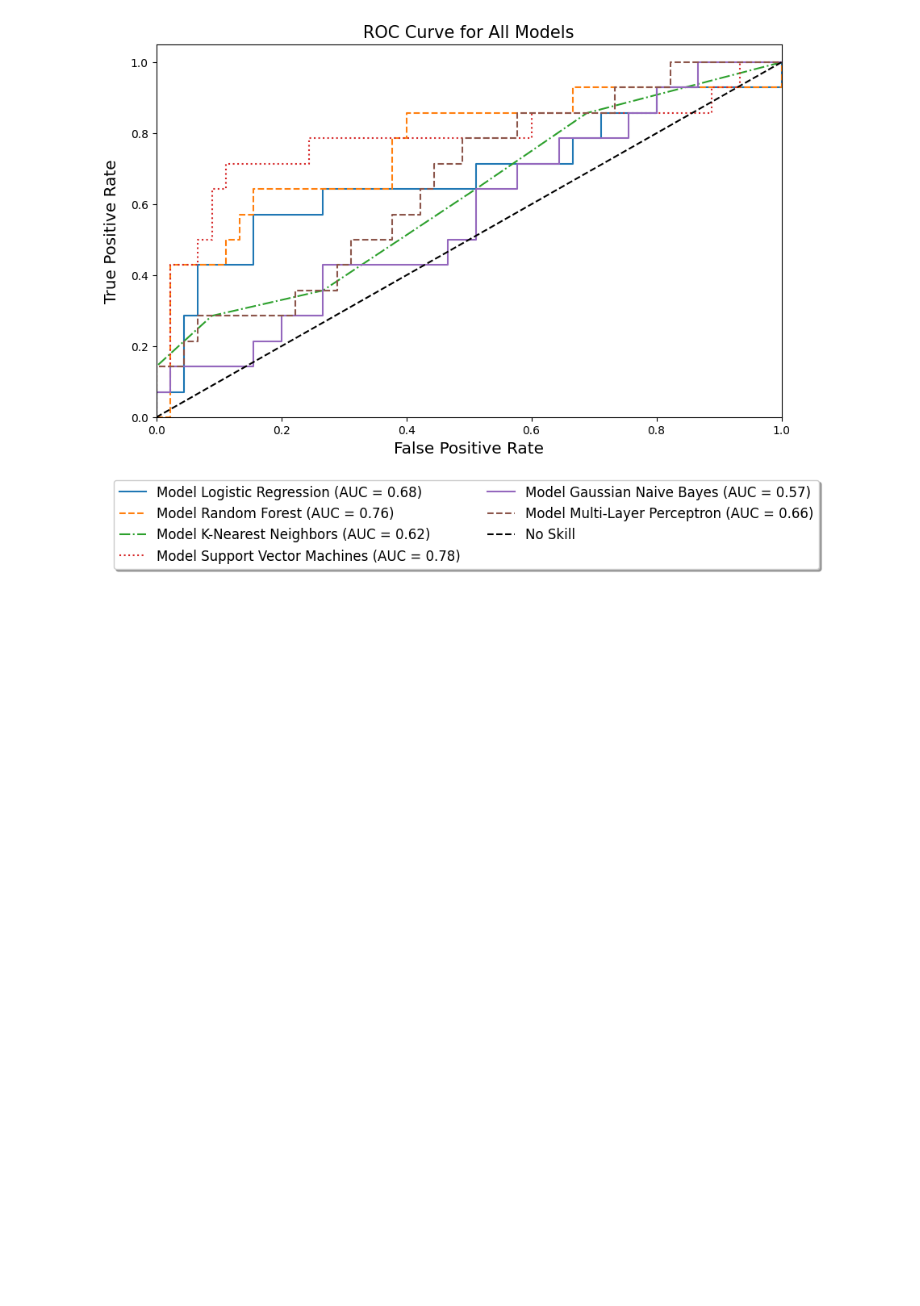
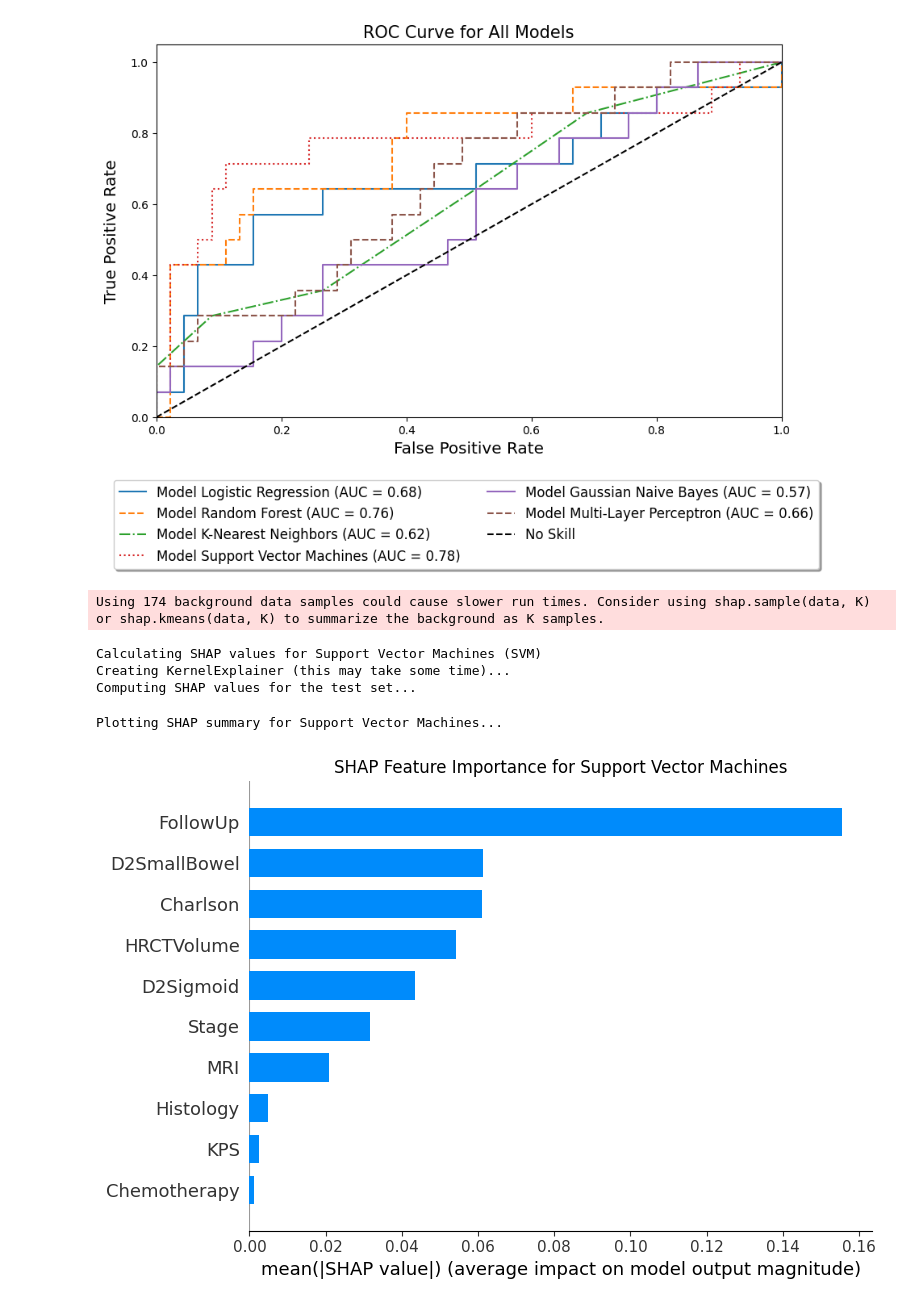
Before and after one commit to AndresPB95/ML-Model-Gynecological-HDR-G3Plus-Toxicities, a Jupyter notebook: toxPred_G3Plus_HDR_GYN_code_wCI95_Final.ipynb, the cells around one changed output. Saved outputs shown, nothing was run; the diff lists cells and outputs as text; code cells hidden in the pictures; blank space fills up the shorter version.

```diff
--- a/toxPred_G3Plus_HDR_GYN_code_wCI95_Final.ipynb
+++ b/toxPred_G3Plus_HDR_GYN_code_wCI95_Final.ipynb
@@ -511,7 +511,7 @@ pipe_rf = Pipeline([
 
 # Hyperparameters to explore
 param_range_rf = [5, 6, 7, 8, 9, 10]
-param_estimators_rf = [10, 15, 20, 25, 30, 35, 40, 45, 50]
+param_estimators_rf = [10, 15, 20, 25, 30, 35, 40, 45, 50,100,200]
 param_max_features = ['sqrt', 'log2']
 
 rf_param_grid = [{'rf2__min_samples_leaf': param_range_rf,
@@ -991,3 +993,58 @@ plt.legend(loc='upper center', bbox_to_anchor=(0.496, -0.15), fancybox=True, sha
 plt.show()
 # %% [output]
 [figure]
+# %%
+import shap
+import matplotlib.pyplot as plt
+import numpy as np
+
+for i, (sfsItem, model) in enumerate(zip(SFSList, grids)):
+    model_name = grid_dict[i]
+    if model_name != "Support Vector Machines":
+        continue  # Skip models that are not SVM
+
+    print(f"\nCalculating SHAP values for {model_name} (SVM)")
+
+    # Determine the selected features based on Sequential Feature Selection
+    if sfsItem == sfsSVM:
+        selected_feature_indices = list(sfsItem.k_feature_idx_)
+        X_train_selected = X_imputed_train_final.iloc[:, selected_feature_indices]
+        X_test_selected = X_imputed_test_df.iloc[:, selected_feature_indices]
+
+    # Access the trained SVM model within the pipeline
+    svm_model = model.best_estimator_.named_steps['svm2']
+
+    # Use KernelExplainer for SVM
+    print("Creating KernelExplainer (this may take some time)...")
+    explainer = shap.KernelExplainer(svm_model.predict_proba, X_train_selected)
+
+    # Compute SHAP values for the test set
+    print("Computing SHAP values for the test set...")
+    shap_values = explainer.shap_values(X_test_selected)
+
+    # For binary classification, select the SHAP values for the positive class
+    # The shape is (n_samples, n_features, n_classes)
+    # We want the column for the positive class (typically index 1)
+    shap_values_to_plot = shap_values[:, :, 1]
+
+    # Plot SHAP summary plot
+    print(f"Plotting SHAP summary for {model_name}...")
+    plt.figure(figsize=(10, 6))
+    shap.summary_plot(
+        shap_values_to_plot,
+        X_test_selected,
+        feature_names=X_test_selected.columns,
+        plot_type='bar',
+        max_display=30,
+        show=False
+    )
+    plt.title(f"SHAP Feature Importance for {model_name}")
+    plt.tight_layout()
+    plt.show()
+# %% [output]
+Using 174 background data samples could cause slower run times. Consider using shap.sample(data, K) or shap.kmeans(data, K) to summarize the background as K samples.
+Calculating SHAP values for Support Vector Machines (SVM)
+Creating KernelExplainer (this may take some time)...
+Computing SHAP values for the test set...
+Plotting SHAP summary for Support Vector Machines...
+[figure, added]
```
Also changed, not shown: parts of 4 cells of this notebook.
